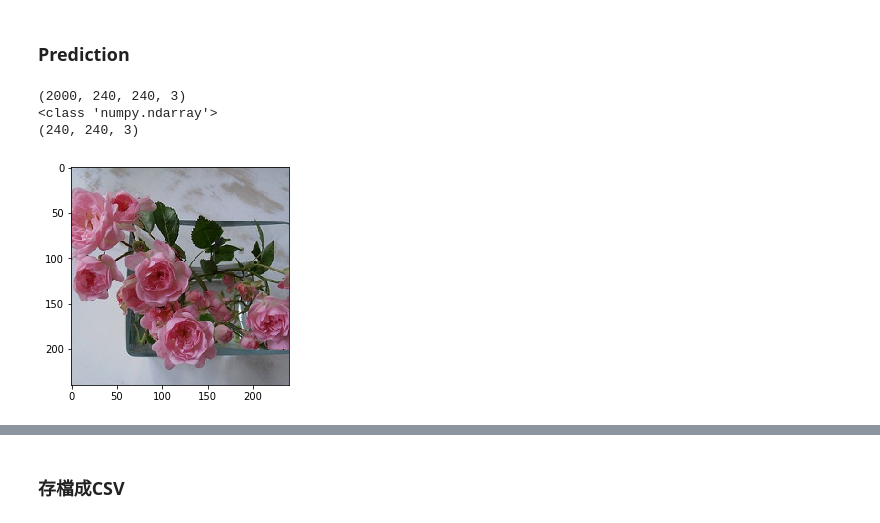
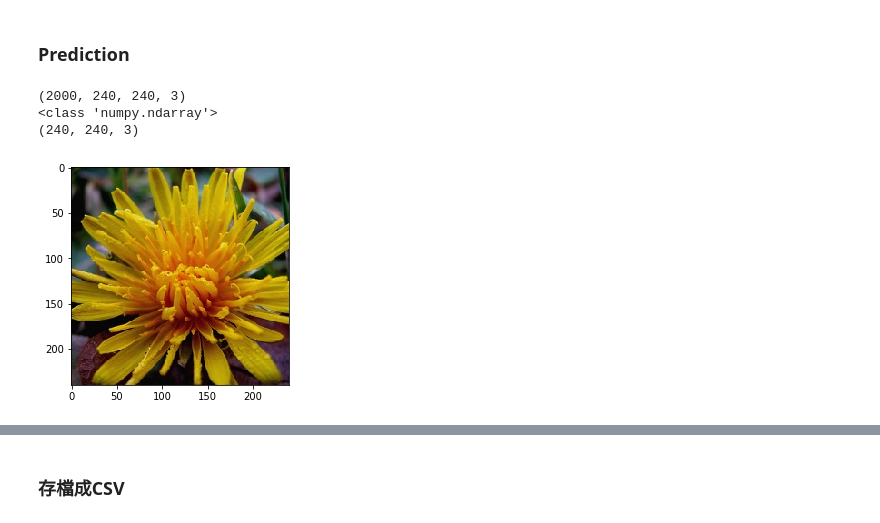
Before and after one commit to kung-bill/3rd-ML100Days, a Jupyter notebook: homework/Day_101_FinalExam.ipynb, the cells around one changed output, grey strips where cells are left out. Cells and saved outputs as stored; diff of their text form; code cells hidden in the pictures.

```diff
--- a/homework/Day_101_FinalExam.ipynb
+++ b/homework/Day_101_FinalExam.ipynb
@@ -13,13 +10,0 @@ Using TensorFlow backend.
-# %%
-#建立相應資料夾
-folders_target_list = ['ml100-03-final/processed image data/train/daisy',
-           'ml100-03-final/processed image data/train/dandelion',
-           'ml100-03-final/processed image data/train/rose',
-           'ml100-03-final/processed image data/train/sunflower',
-           'ml100-03-final/processed image data/train/tulip',
-           'ml100-03-final/processed image data/test']
-for d in folders_target_list:
-    try:
-        os.makedirs(d)
-    except OSError:
-        pass
@@ -411,13 +460,13 @@ x_test_sub = np.array(x_test_sub)
 # %%
 print(x_test_sub.shape)
-test_img_01 = x_test_sub[0]
+test_img_01 = x_test_sub[6]
 plt.imshow(cv2.cvtColor(test_img_01, cv2.COLOR_BGR2RGB))
 print(type(test_img_01))
 print(test_img_01.shape)
 # %% [output]
 (2000, 240, 240, 3)
 <class 'numpy.ndarray'>
 (240, 240, 3)
-[figure, old version]
+[figure, new version]
 # %%
 y_test_sub_predict = model.predict(x_test_sub)
```
Also changed, not shown: parts of 24 cells of this notebook, 1 other file.
